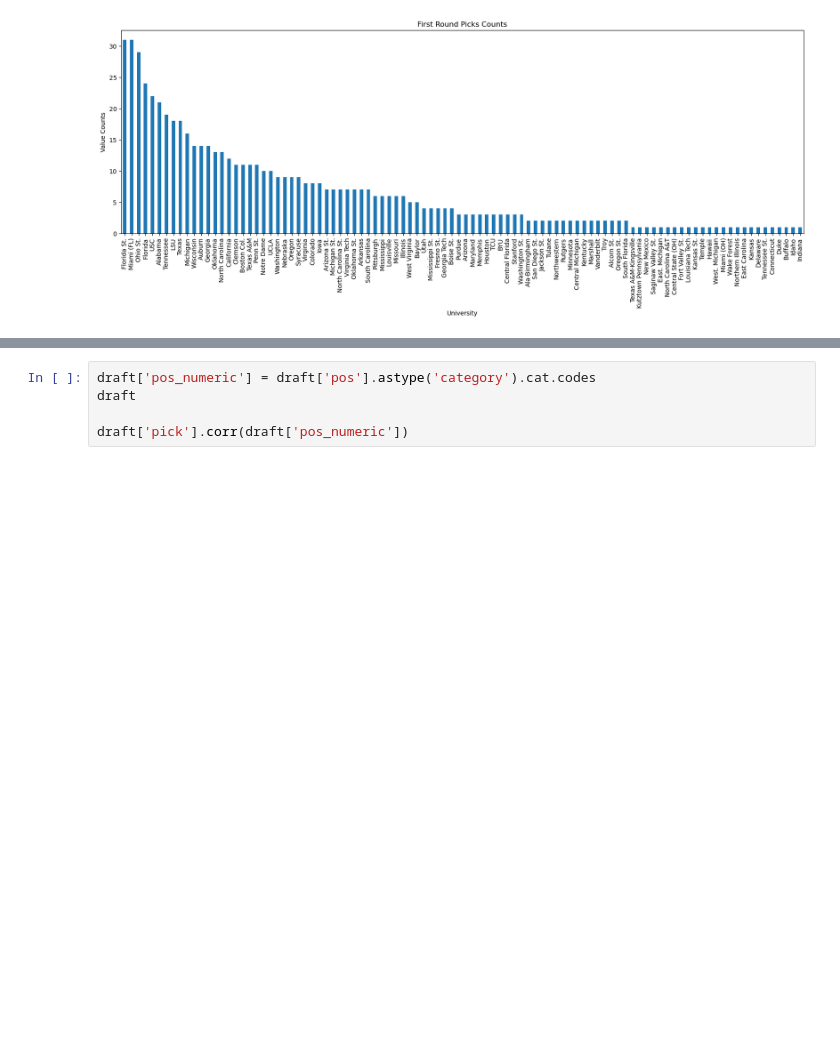
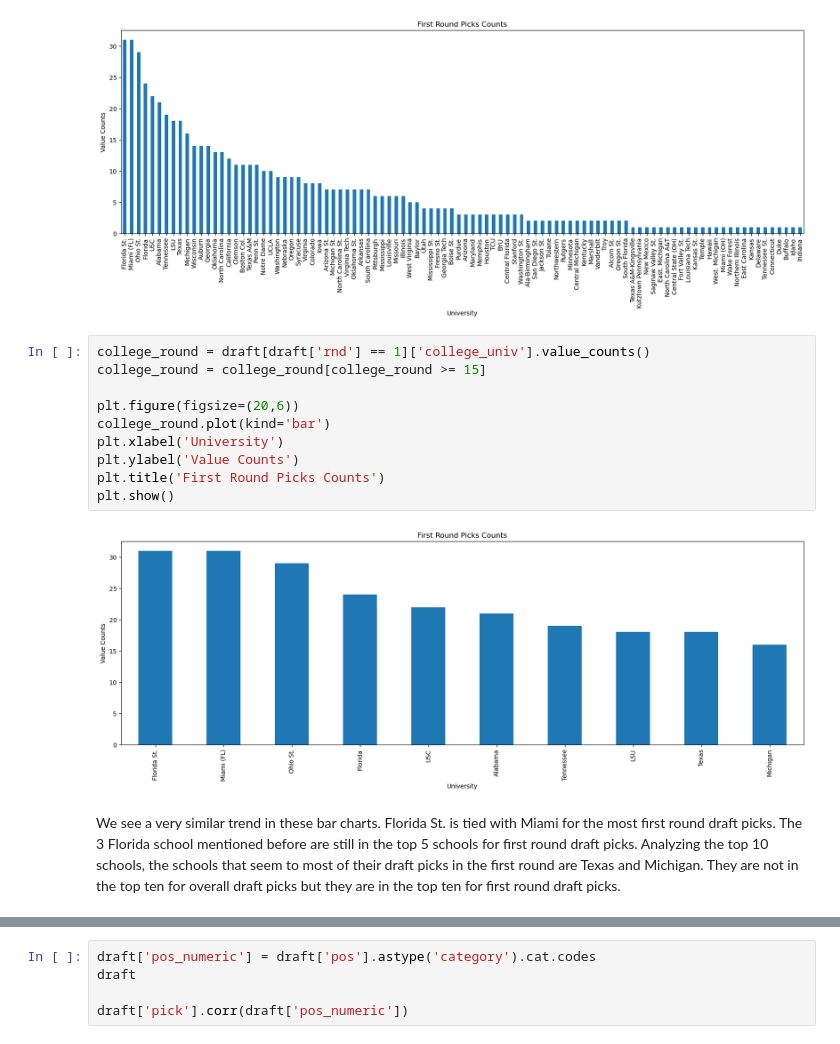
Before and after one commit to Brandonwood44/Football, a Jupyter notebook: NFL_draft.ipynb, the cells around one changed output, grey strips where cells are left out. Drawn from its saved outputs; the diff is of its cells as text; blank space fills up the shorter version.

Commit message:
Added some analysis to graphs and an introduction to the project

```diff
--- a/NFL_draft.ipynb
+++ b/NFL_draft.ipynb
@@ -112,4 +116,18 @@ plt.title('First Round Picks Counts')
 plt.show()
 # %% [output]
 [figure]
+# %%
+college_round = draft[draft['rnd'] == 1]['college_univ'].value_counts()
+college_round = college_round[college_round >= 15]
+
+plt.figure(figsize=(20,6))
+college_round.plot(kind='bar')
+plt.xlabel('University')
+plt.ylabel('Value Counts')
+plt.title('First Round Picks Counts')
+plt.show()
+# %% [output]
+[figure, added]
+# %% [markdown]
+We see a very similar trend in these bar charts. Florida St. is tied with Miami for the most first round draft picks. The 3 Florida school mentioned before are still in the top 5 schools for first round draft picks. Analyzing the top 10 schools, the schools that seem to most of their draft picks in the first round are Texas and Michigan. They are not in the top ten for overall draft picks but they are in the top ten for first round draft picks.
 # %%
```
Also changed, not shown: parts of 12 cells of this notebook.
